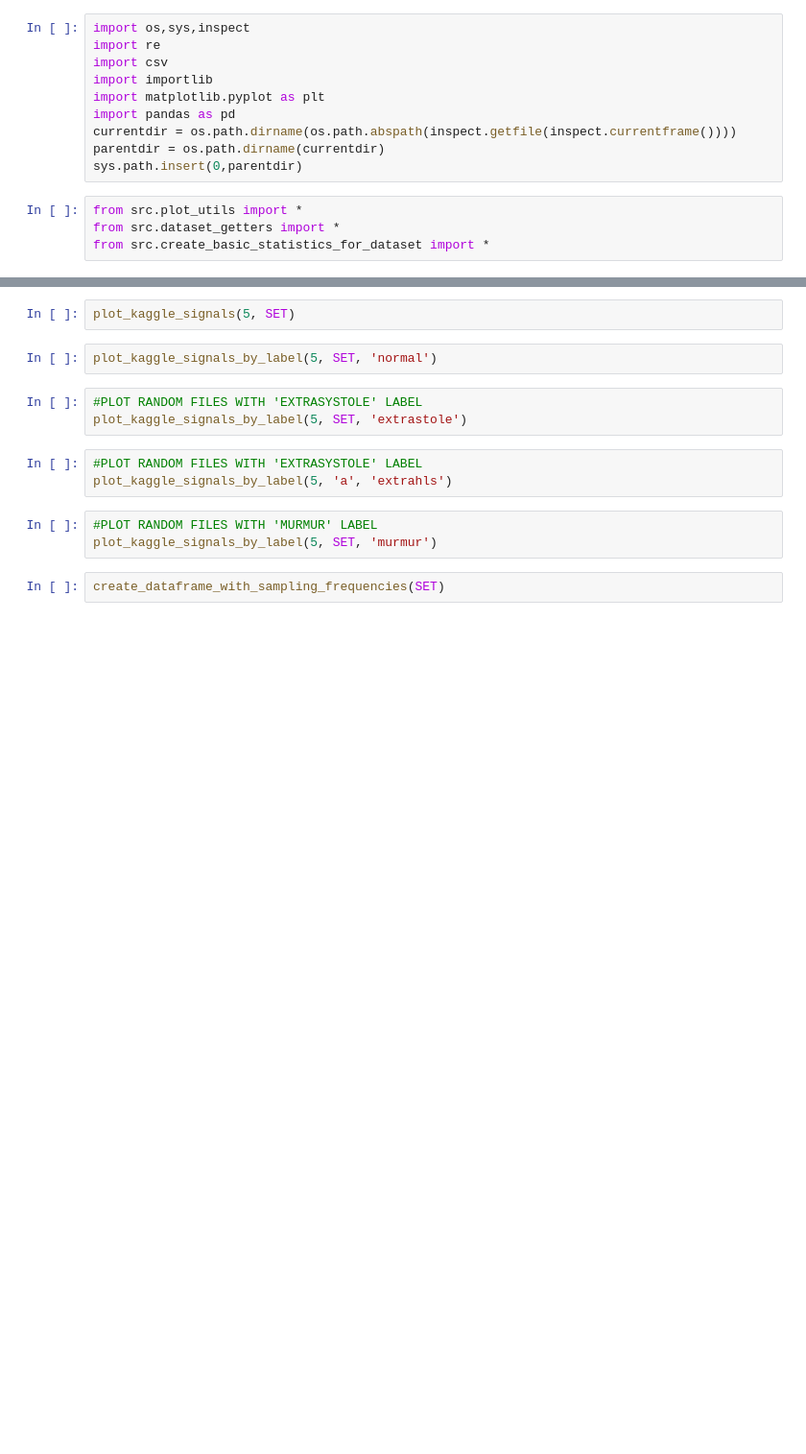
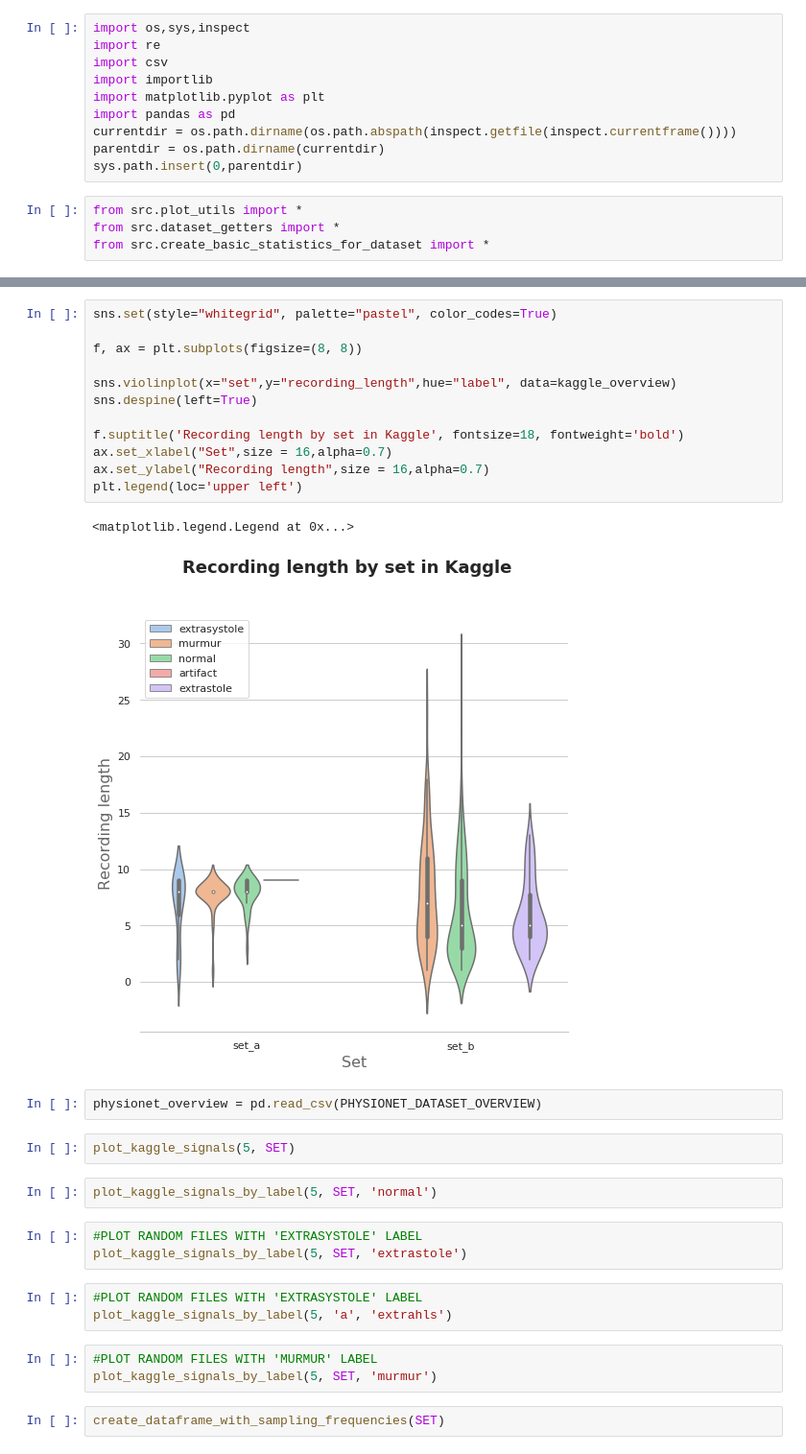
Before and after one commit to jczestochowska/heartbeat_classification, a Jupyter notebook: notebooks/kaggle_dataset_analysis.ipynb, the cells around one changed output, grey strips where cells are left out. Shown at 96% size. Drawn from its saved outputs; the diff is of its cells as text; blank space fills up the shorter version.

```diff
--- a/notebooks/kaggle_dataset_analysis.ipynb
+++ b/notebooks/kaggle_dataset_analysis.ipynb
@@ -33,3 +63,20 @@ SET = 'b'
+# %%
+sns.set(style="whitegrid", palette="pastel", color_codes=True)
+
+f, ax = plt.subplots(figsize=(8, 8))
+
+sns.violinplot(x="set",y="recording_length",hue="label", data=kaggle_overview)
+sns.despine(left=True)
+
+f.suptitle('Recording length by set in Kaggle', fontsize=18, fontweight='bold')
+ax.set_xlabel("Set",size = 16,alpha=0.7)
+ax.set_ylabel("Recording length",size = 16,alpha=0.7)
+plt.legend(loc='upper left')
+# %% [output]
+<matplotlib.legend.Legend at 0x...>
+[figure, added]
+# %%
+physionet_overview = pd.read_csv(PHYSIONET_DATASET_OVERVIEW)
 # %%
 plot_kaggle_signals(5, SET)
 # %%
```
Also changed, not shown: parts of 13 cells of this notebook, 3 other files.
